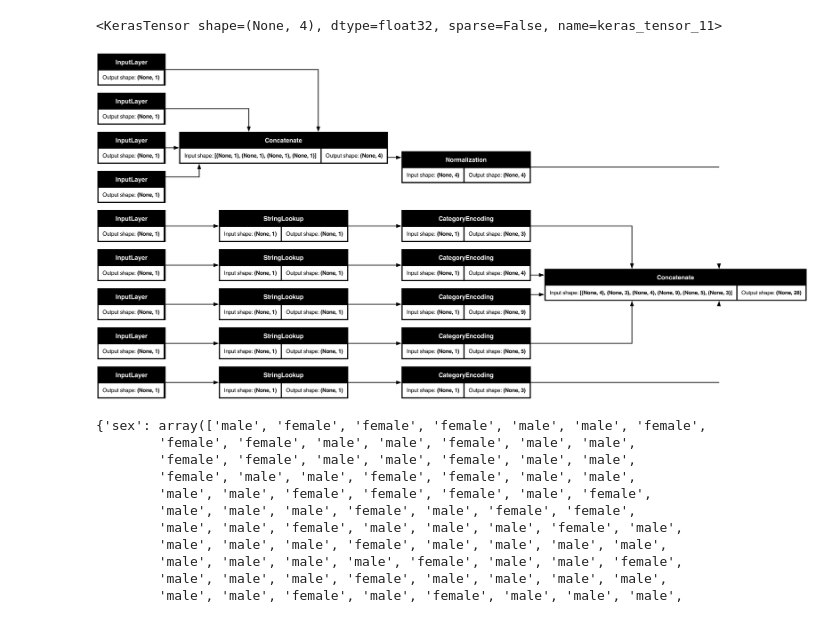
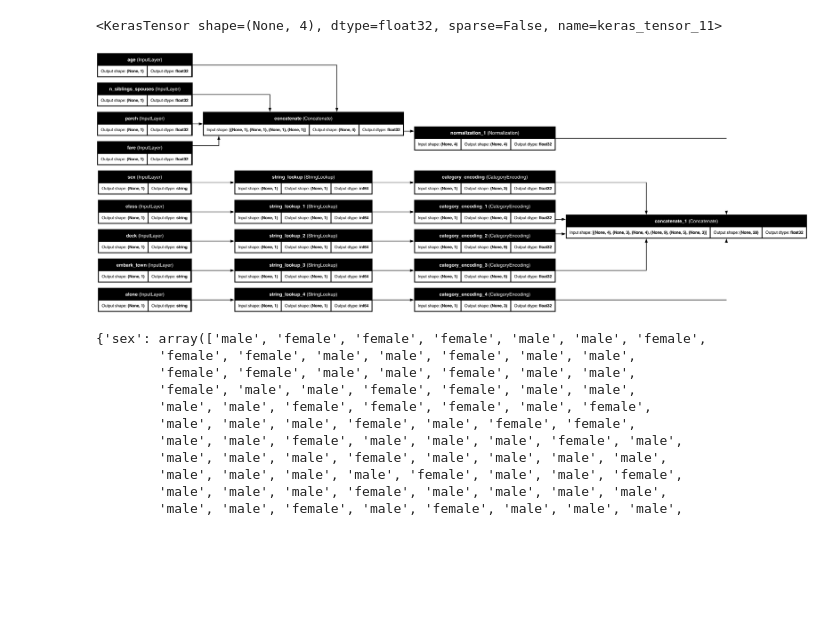
Before and after one commit to stringydev/learning-tensorflow, a Jupyter notebook: notebooks/LoadingData.ipynb, the cells around one changed output. Saved outputs shown, nothing was run; the diff lists cells and outputs as text; code cells hidden in the pictures; blank space fills up the shorter version.

```diff
--- a/notebooks/LoadingData.ipynb
+++ b/notebooks/LoadingData.ipynb
@@ -185,47 +170,45 @@ inputs
  'embark_town': <KerasTensor shape=(None, 1), dtype=string, sparse=False, name=embark_town>,
  'alone': <KerasTensor shape=(None, 1), dtype=string, sparse=False, name=alone>}
 # %%
-numeric_inputs = {
-    name: input for name, input in inputs.items() if input.dtype==tf.float32
-}
+numeric_inputs = {name:input for name,input in inputs.items()
+                  if input.dtype==tf.float32}
 
 x = layers.Concatenate()(list(numeric_inputs.values()))
-
 norm = layers.Normalization()
 norm.adapt(np.array(titanic[numeric_inputs.keys()]))
-all_numeirc_inputs = norm(x)
+all_numeric_inputs = norm(x)
 
-all_numeirc_inputs
+all_numeric_inputs
 # %% [output]
 <KerasTensor shape=(None, 4), dtype=float32, sparse=False, name=keras_tensor_11>
 # %%
-preprocessed_inputs = [all_numeirc_inputs]
+preprocessed_inputs = [all_numeric_inputs]
 # %%
 for name, input in inputs.items():
-    if input.dtype == tf.float32:
-        continue
+  if input.dtype == tf.float32:
+    continue
 
-    lookup = layers.StringLookup(
-        vocabulary=np.unique(titanic_features[name])
-    )
+  lookup = layers.StringLookup(vocabulary=np.unique(titanic_features[name]))
+  one_hot = layers.CategoryEncoding(num_tokens=lookup.vocabulary_size())
 
-    one_hot = layers.CategoryEncoding(
-        num_tokens=lookup.vocabulary_size()
-    )
-
-    x = lookup(input)
-    x = one_hot(x)
-    preprocessed_inputs.append(x)
+  x = lookup(input)
+  x = one_hot(x)
+  preprocessed_inputs.append(x)
 # %%
 preprocessed_inputs_cat = layers.Concatenate()(preprocessed_inputs)
 
 titanic_preprocessing = tf.keras.Model(inputs, preprocessed_inputs_cat)
 
-#!brew install graphviz
-
-tf.keras.utils.plot_model(model = titanic_preprocessing , rankdir="LR", dpi=200, show_shapes=True)
+tf.keras.utils.plot_model(
+    model = titanic_preprocessing ,
+    rankdir="LR",
+    show_shapes=True,
+    show_dtype = True,
+    show_layer_names = True,
+    show_layer_activations = True,
+)
 # %% [output]
-[figure, old version]
+[figure, new version]
 # %%
 titanic_features_dict = {
     name: np.array(value) for name, value in titanic_features.items()
```
Also changed, not shown: parts of 30 cells of this notebook, 8 other files.
